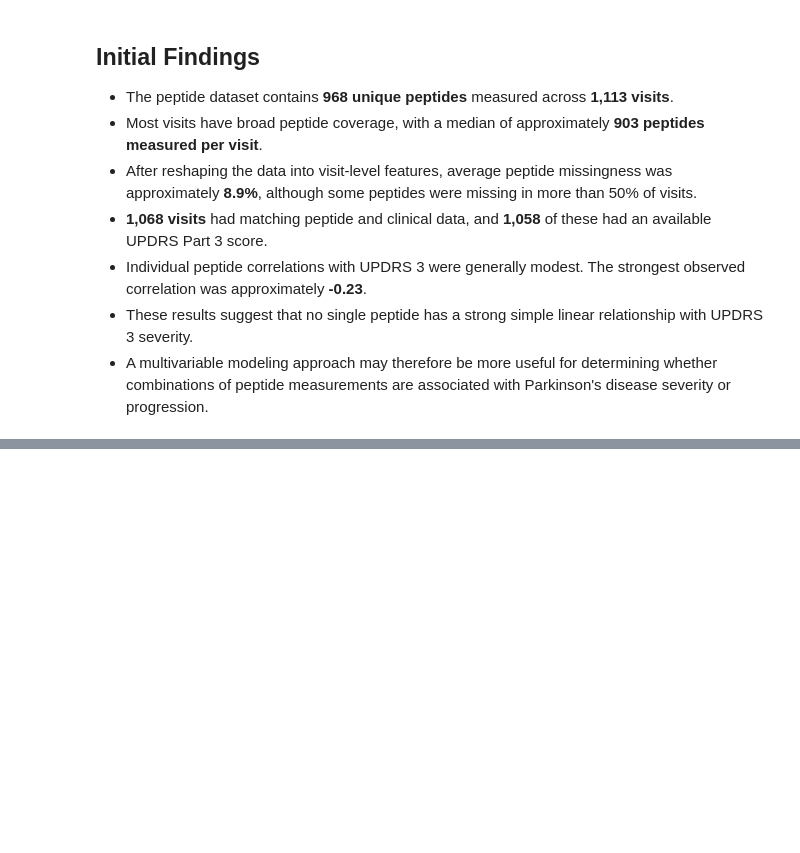
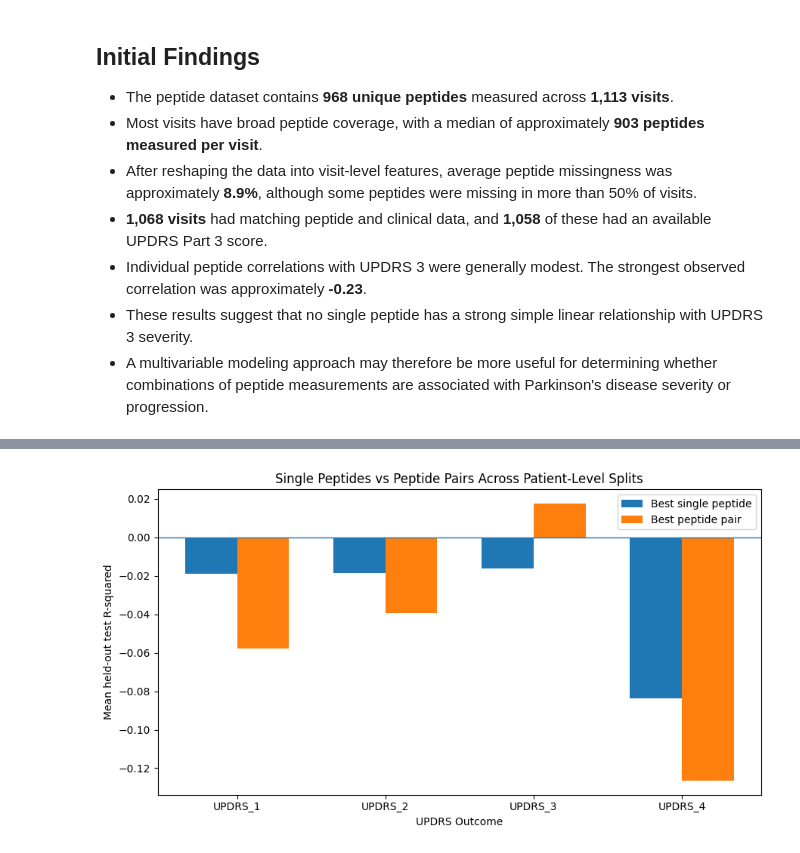
Before and after one commit to ParasG229/Project_Statistical_Learning, a Jupyter notebook: notebooks/02_peptide_eda.ipynb, the cells around one changed output, grey strips where cells are left out. Saved outputs shown, nothing was run; the diff lists cells and outputs as text; code cells hidden in the pictures; blank space fills up the shorter version.

Commit message:
Add peptide pair analysis across UPDRS outcomes

```diff
--- a/notebooks/02_peptide_eda.ipynb
+++ b/notebooks/02_peptide_eda.ipynb
@@ -432,0 +866,16 @@ plt.show()
+# %%
+# Summarize performance across repeated patient-level splits
+validation_summary = (
+    repeated_results
+    .groupby("outcome")
+    .agg(
+        mean_single_test_r2=("single_test_r2", "mean"),
+        sd_single_test_r2=("single_test_r2", "std"),
+        mean_pair_test_r2=("pair_test_r2", "mean"),
+        sd_pair_test_r2=("pair_test_r2", "std"),
+        mean_pair_improvement=("pair_improvement", "mean")
+    )
+    .reset_index()
+)
+
+validation_summary
@@ -432,0 +920,43 @@ plt.show()
+# %%
+plot_summary = validation_summary.copy()
+
+x = np.arange(len(plot_summary))
+width = 0.35
+
+plt.figure(figsize=(9, 5))
+
+plt.bar(
+    x - width / 2,
+    plot_summary["mean_single_test_r2"],
+    width,
+    label="Best single peptide"
+)
+
+plt.bar(
+    x + width / 2,
+    plot_summary["mean_pair_test_r2"],
+    width,
+    label="Best peptide pair"
+)
+
+plt.axhline(
+    0,
+    linewidth=1
+)
+
+plt.xticks(
+    x,
+    [label.upper() for label in plot_summary["outcome"]]
+)
+
+plt.ylabel("Mean held-out test R-squared")
+plt.xlabel("UPDRS Outcome")
+plt.title(
+    "Single Peptides vs Peptide Pairs Across Patient-Level Splits"
+)
+
+plt.legend()
+plt.tight_layout()
+plt.show()
+# %% [output]
+[figure, added]
```
Also changed, not shown: parts of 16 cells of this notebook.
